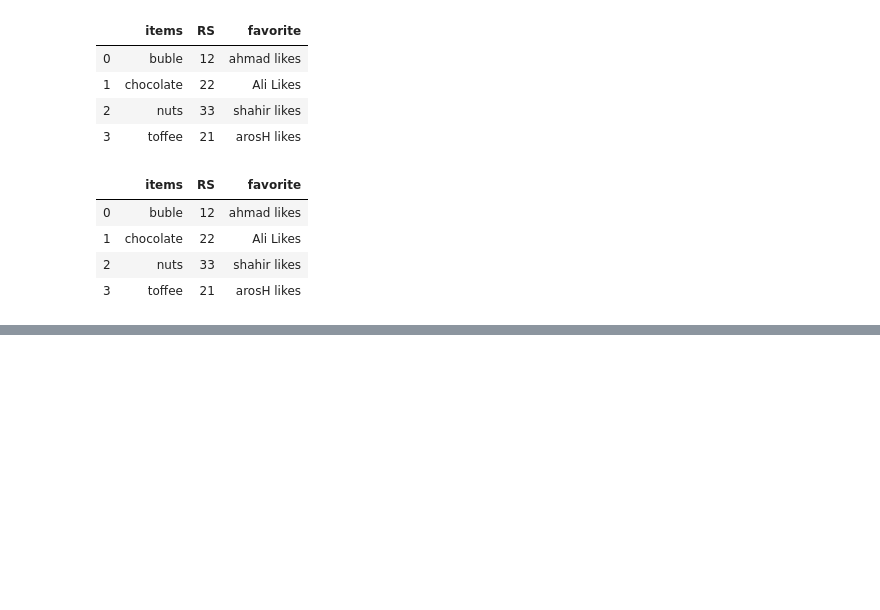
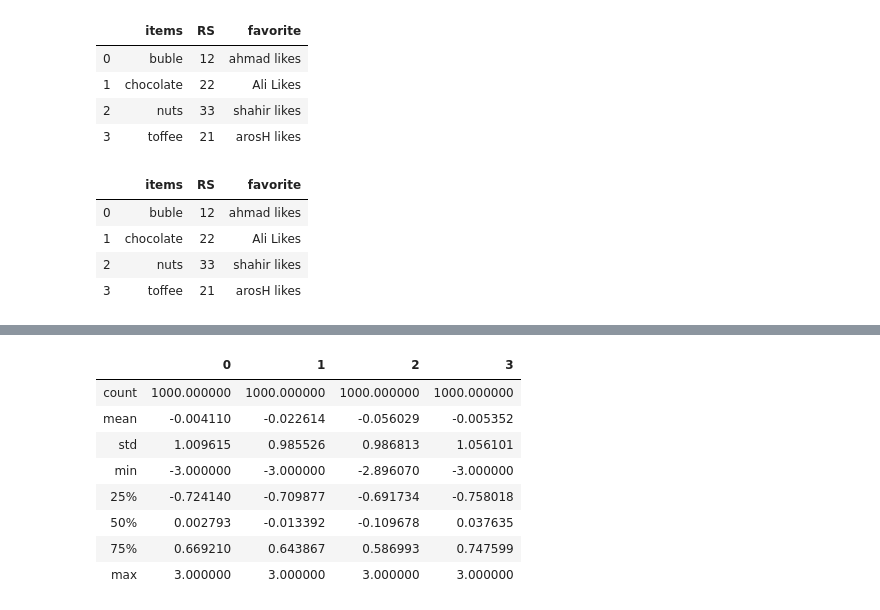
Before and after one commit to 1zulkifel/Data_Analysis_With_python, a Jupyter notebook: Data_Cleaning_and_Preparation.ipynb, the cells around one changed output, grey strips where cells are left out. Cells and saved outputs as stored; diff of their text form; code cells hidden in the pictures; blank space fills up the shorter version.

```diff
--- a/Data_Cleaning_and_Preparation.ipynb
+++ b/Data_Cleaning_and_Preparation.ipynb
@@ -433,0 +663,14 @@ data1
+# %%
+#Values can be set based on these criteria. Here is code to cap values outside the interval –3 to 3:
+data[np.abs(data)>3]=np.sign(data)*3
+data.describe()
+# %% [output]
+|  | 0 | 1 | 2 | 3 |
+| count | 1000.000000 | 1000.000000 | 1000.000000 | 1000.000000 |
+| mean | -0.004110 | -0.022614 | -0.056029 | -0.005352 |
+| std | 1.009615 | 0.985526 | 0.986813 | 1.056101 |
+| min | -3.000000 | -3.000000 | -2.896070 | -3.000000 |
+| 25% | -0.724140 | -0.709877 | -0.691734 | -0.758018 |
+| 50% | 0.002793 | -0.013392 | -0.109678 | 0.037635 |
+| 75% | 0.669210 | 0.643867 | 0.586993 | 0.747599 |
+| max | 3.000000 | 3.000000 | 3.000000 | 3.000000 |
```
Also changed, not shown: parts of 42 cells of this notebook.
